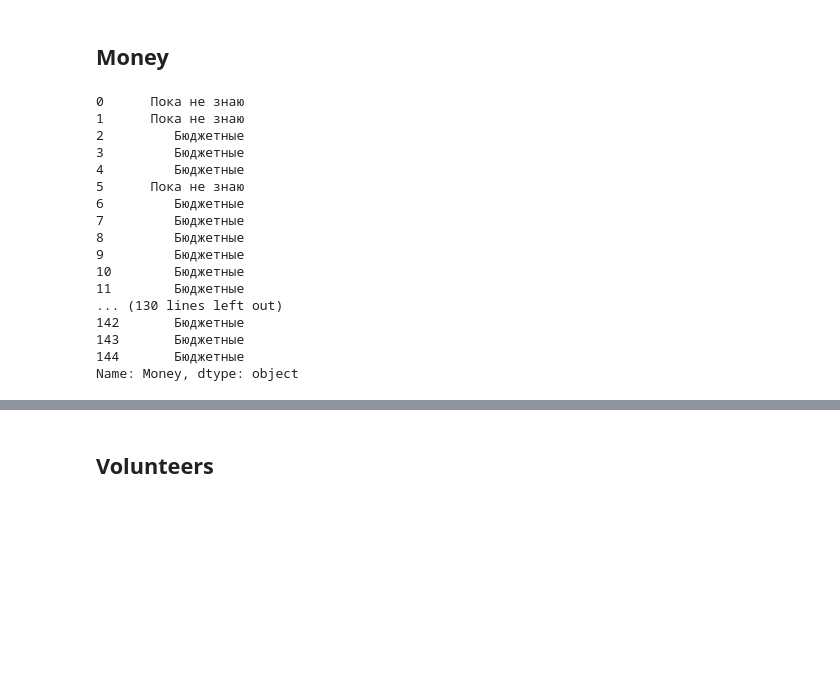
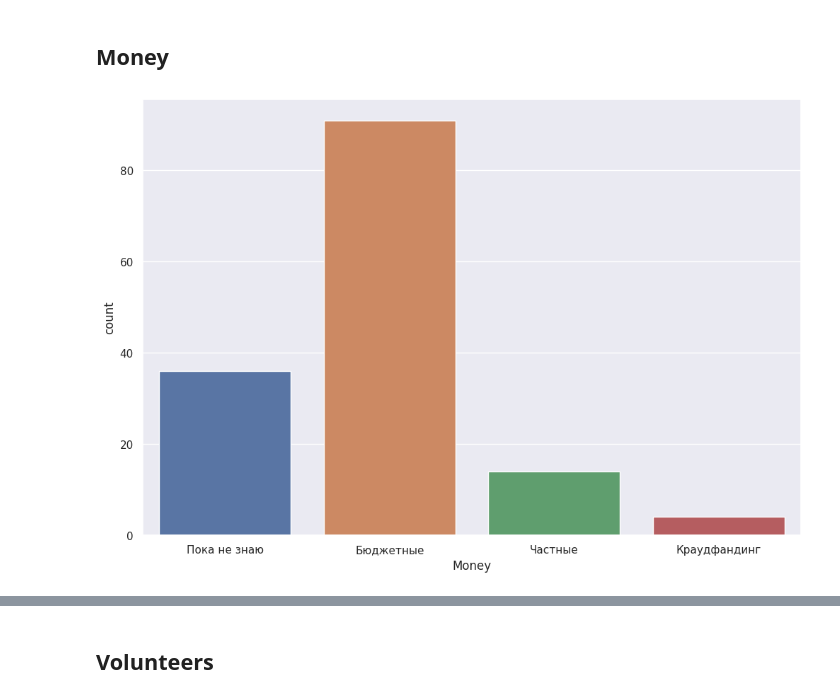
Before and after one commit to modernpacifist/komsomolsk-on-amur-comment-analysis, a Jupyter notebook: KomsomolskOnAmurCommentAnalysis.ipynb, the cells around one changed output, grey strips where cells are left out. Saved outputs shown, nothing was run; the diff lists cells and outputs as text; code cells hidden in the pictures; blank space fills up the shorter version.

```diff
--- a/KomsomolskOnAmurCommentAnalysis.ipynb
+++ b/KomsomolskOnAmurCommentAnalysis.ipynb
@@ -255,23 +259,9 @@ for i in range(10):
 ... (8 outputs left out)
 # %% [markdown]
 ## Money
-# %%
-df['Money']
-# %% [output]
-0      Пока не знаю
-1      Пока не знаю
-2         Бюджетные
-3         Бюджетные
-4         Бюджетные
-5      Пока не знаю
-6         Бюджетные
-7         Бюджетные
-8         Бюджетные
-9         Бюджетные
-10        Бюджетные
-11        Бюджетные
-... (130 lines left out)
-142       Бюджетные
-143       Бюджетные
-144       Бюджетные
-Name: Money, dtype: object
+# %%
+plt.figure(figsize=(12, 8))
+sns.countplot(x=df['Money'])
+plt.show()
+# %% [output]
+[figure, added]
```
Also changed, not shown: parts of 6 cells of this notebook.
